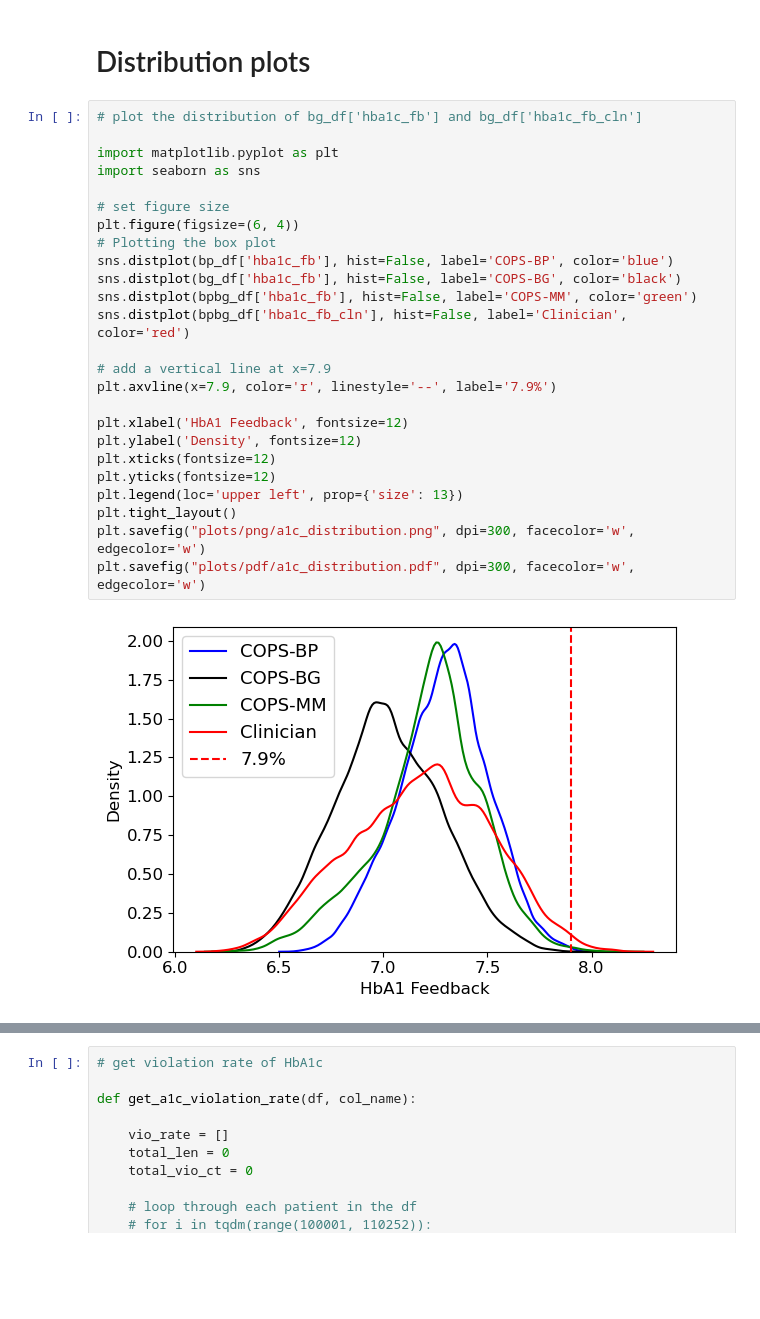
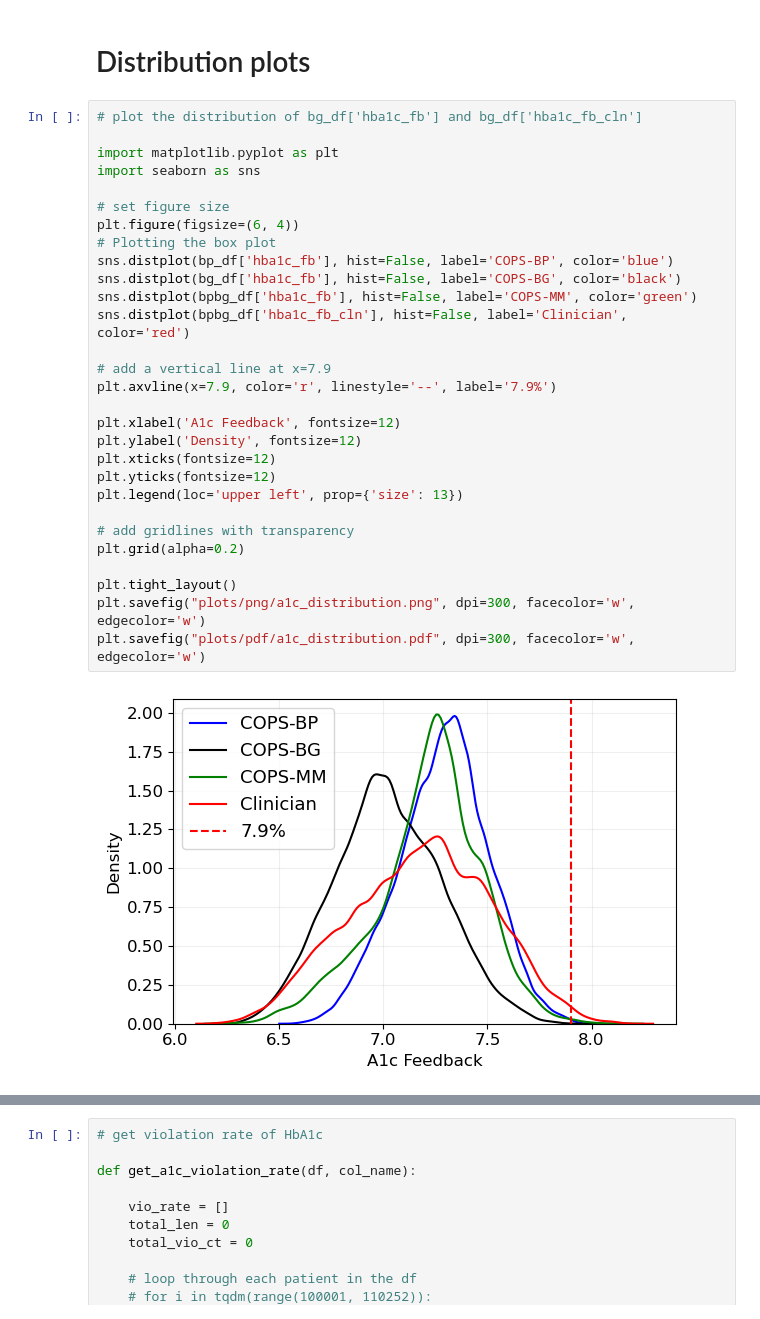
Before and after one commit to tian1327/Accord-RL, a Jupyter notebook: NumericalResults/Table_and_Plots_v6_newrange_final.ipynb, the cells around one changed output, grey strips where cells are left out. Cells and saved outputs as stored; diff of their text form; blank space fills up the shorter version.

```diff
--- a/NumericalResults/Table_and_Plots_v6_newrange_final.ipynb
+++ b/NumericalResults/Table_and_Plots_v6_newrange_final.ipynb
@@ -1288,30 +1288,34 @@ print("{:.2f}\t{:.2f}\t{:.2f}\t{:.2f}\t{:.2f}\t{:.2f}".format(cops_bp_total_succ
 # %%
 # plot the distribution of bg_df['hba1c_fb'] and bg_df['hba1c_fb_cln']
 
 import matplotlib.pyplot as plt
 import seaborn as sns
 
 # set figure size
 plt.figure(figsize=(6, 4))
 # Plotting the box plot
 sns.distplot(bp_df['hba1c_fb'], hist=False, label='COPS-BP', color='blue')
 sns.distplot(bg_df['hba1c_fb'], hist=False, label='COPS-BG', color='black')
 sns.distplot(bpbg_df['hba1c_fb'], hist=False, label='COPS-MM', color='green')
 sns.distplot(bpbg_df['hba1c_fb_cln'], hist=False, label='Clinician', color='red')
 
 # add a vertical line at x=7.9
 plt.axvline(x=7.9, color='r', linestyle='--', label='7.9%')
 
-plt.xlabel('HbA1 Feedback', fontsize=12)
+plt.xlabel('A1c Feedback', fontsize=12)
 plt.ylabel('Density', fontsize=12)
 plt.xticks(fontsize=12)
 plt.yticks(fontsize=12)
 plt.legend(loc='upper left', prop={'size': 13})
+
+# add gridlines with transparency
+plt.grid(alpha=0.2)
+
 plt.tight_layout()
 plt.savefig("plots/png/a1c_distribution.png", dpi=300, facecolor='w', edgecolor='w')
 plt.savefig("plots/pdf/a1c_distribution.pdf", dpi=300, facecolor='w', edgecolor='w')
 # %% [output]
-[figure, old version]
+[figure, new version]
 # %%
 import matplotlib.pyplot as plt
 import seaborn as sns
```
Also changed, not shown: parts of 9 cells of this notebook, 7 other files.
